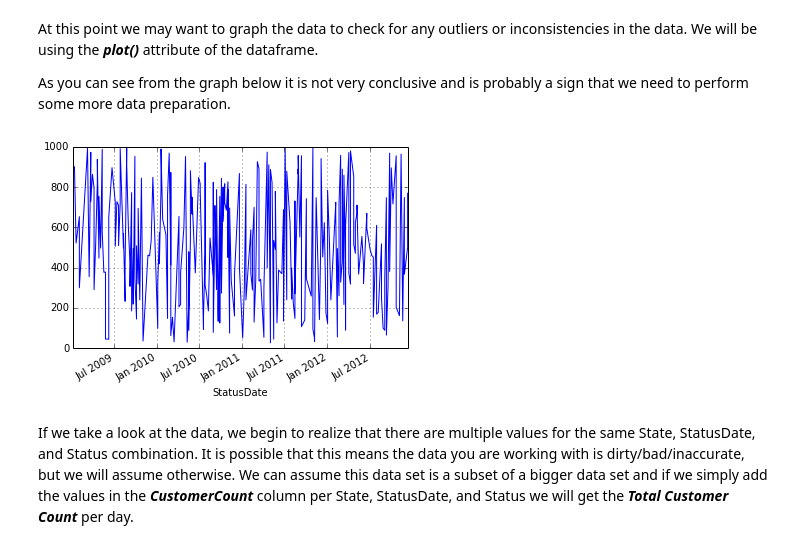
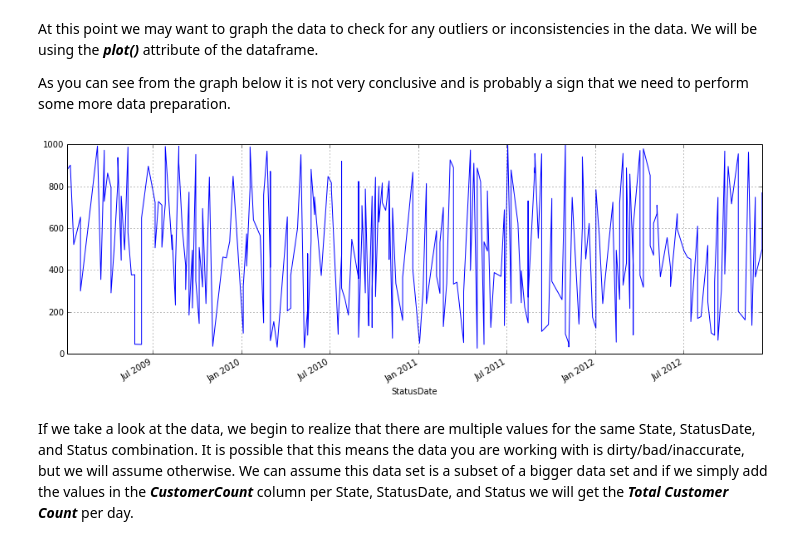
Before and after one commit to gully/learn-pandas, a Jupyter notebook: lessons/03 - Lesson.ipynb, the cells around one changed output. Cells and saved outputs as stored; diff of their text form; code cells hidden in the pictures.

```diff
--- a/lessons/03 - Lesson.ipynb
+++ b/lessons/03 - Lesson.ipynb
@@ -105,7 +103,7 @@ read_excel?
 Location = r'C:\Users\david\notebooks\pandas\Lesson3.xlsx'
 
 # Parse a specific sheet
-df = read_excel(Location, 0, index_col='StatusDate')
+df = pd.read_excel(Location, 0, index_col='StatusDate')
 df.dtypes
 # %% [output]
 State            object
@@ -175,9 +173,9 @@ At this point we may want to graph the data to check for any outliers or inconsi
 
 As you can see from the graph below it is not very conclusive and is probably a sign that we need to perform some more data preparation.
 # %%
-df['CustomerCount'].plot();
+df['CustomerCount'].plot(figsize=(15,5));
 # %% [output]
-[figure, old version]
+[figure, new version]
 # %% [markdown]
 If we take a look at the data, we begin to realize that there are multiple values for the same State, StatusDate, and Status combination. It is possible that this means the data you are working with is dirty/bad/inaccurate, but we will assume otherwise. We can assume this data set is a subset of a bigger data set and if we simply add the values in the ***CustomerCount*** column per State, StatusDate, and Status we will get the ***Total Customer Count*** per day.
 # %%
```
Also changed, not shown: parts of 9 cells of this notebook, 13 other files.
